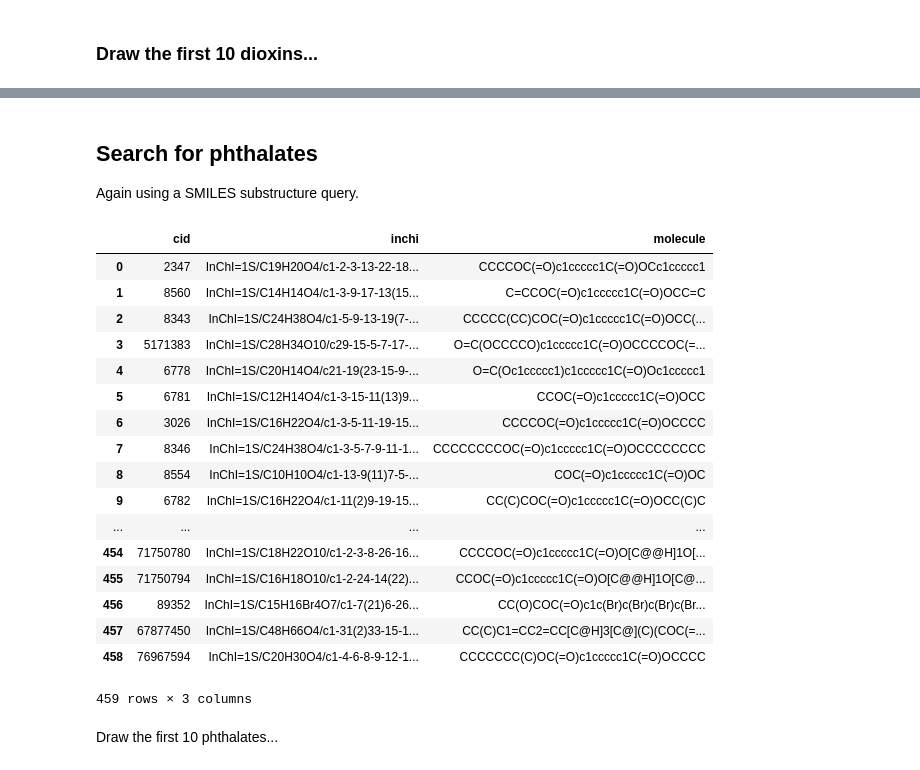
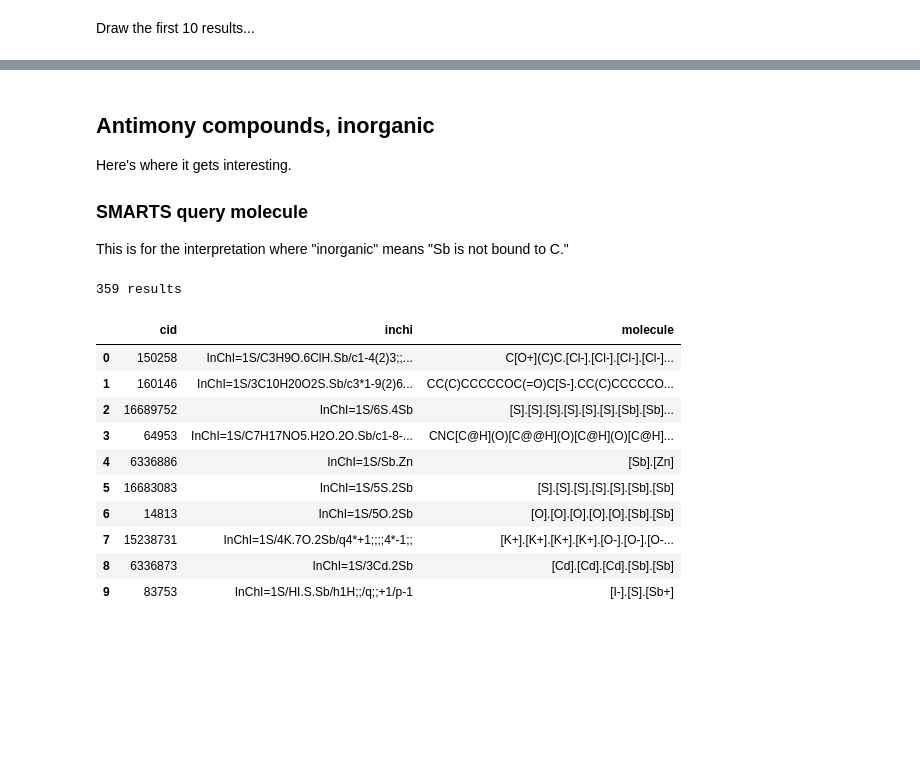
Before and after one commit to akokai/commongroups-archived, a Jupyter notebook: notebooks/Chemical database searching.ipynb, the cells around one changed output, grey strips where cells are left out. Cells and saved outputs as stored; diff of their text form; code cells hidden in the pictures; blank space fills up the shorter version.

```diff
--- a/notebooks/Chemical database searching.ipynb
+++ b/notebooks/Chemical database searching.ipynb
@@ -42,3 +132,3 @@ dioxins
 # %% [markdown]
-### Draw the first 10 dioxins...
+Draw the first 10 results...
 # %%
@@ -47,31 +137,29 @@ Draw.MolsToGridImage(dioxins.loc[:10, 'mol'])
 # %% [output]
 [drawing not drawn]
-# %% [markdown]
-## Search for phthalates
-
-Again using a SMILES substructure query.
+# %% [markdown]
+## Antimony compounds, inorganic
+
+Here's where it gets interesting.
+
+### SMARTS query molecule
+
+This is for the interpretation where "inorganic" means "Sb is not bound to C."
 # %%
-cmd = text('''select cid, inchi, molecule from cpds where molecule @> 'COC(=O)c1[cH][cH][cH][cH]c1C(=O)OC';''')
-phths = DataFrame(conn.execute(cmd).fetchall(), columns=['cid', 'inchi', 'molecule'])
-phths
+where = "molecule @> '[Sb].[!C;!c]'::qmol"  # Remember this SQL query clause.
+cmd = text("select cid, inchi, molecule from cpds where {};".format(where))
+res = DataFrame(conn.execute(cmd).fetchall(), columns=['cid', 'inchi', 'molecule'])
+print(len(res), 'results')
+res.head(10)
 # %% [output]
+359 results
 |  | cid | inchi | molecule |
-| 0 | 2347 | InChI=1S/C19H20O4/c1-2-3-13-22-18... | CCCCOC(=O)c1ccccc1C(=O)OCc1ccccc1 |
-| 1 | 8560 | InChI=1S/C14H14O4/c1-3-9-17-13(15... | C=CCOC(=O)c1ccccc1C(=O)OCC=C |
-| 2 | 8343 | InChI=1S/C24H38O4/c1-5-9-13-19(7-... | CCCCC(CC)COC(=O)c1ccccc1C(=O)OCC(... |
-| 3 | 5171383 | InChI=1S/C28H34O10/c29-15-5-7-17-... | O=C(OCCCCO)c1ccccc1C(=O)OCCCCOC(=... |
-| 4 | 6778 | InChI=1S/C20H14O4/c21-19(23-15-9-... | O=C(Oc1ccccc1)c1ccccc1C(=O)Oc1ccccc1 |
-| 5 | 6781 | InChI=1S/C12H14O4/c1-3-15-11(13)9... | CCOC(=O)c1ccccc1C(=O)OCC |
-| 6 | 3026 | InChI=1S/C16H22O4/c1-3-5-11-19-15... | CCCCOC(=O)c1ccccc1C(=O)OCCCC |
-| 7 | 8346 | InChI=1S/C24H38O4/c1-3-5-7-9-11-1... | CCCCCCCCOC(=O)c1ccccc1C(=O)OCCCCCCCC |
-| 8 | 8554 | InChI=1S/C10H10O4/c1-13-9(11)7-5-... | COC(=O)c1ccccc1C(=O)OC |
-| 9 | 6782 | InChI=1S/C16H22O4/c1-11(2)9-19-15... | CC(C)COC(=O)c1ccccc1C(=O)OCC(C)C |
-| ... | ... | ... | ... |
-| 454 | 71750780 | InChI=1S/C18H22O10/c1-2-3-8-26-16... | CCCCOC(=O)c1ccccc1C(=O)O[C@@H]1O[... |
-| 455 | 71750794 | InChI=1S/C16H18O10/c1-2-24-14(22)... | CCOC(=O)c1ccccc1C(=O)O[C@@H]1O[C@... |
-| 456 | 89352 | InChI=1S/C15H16Br4O7/c1-7(21)6-26... | CC(O)COC(=O)c1c(Br)c(Br)c(Br)c(Br... |
-| 457 | 67877450 | InChI=1S/C48H66O4/c1-31(2)33-15-1... | CC(C)C1=CC2=CC[C@H]3[C@](C)(COC(=... |
-| 458 | 76967594 | InChI=1S/C20H30O4/c1-4-6-8-9-12-1... | CCCCCCC(C)OC(=O)c1ccccc1C(=O)OCCCC |
+| 0 | 150258 | InChI=1S/C3H9O.6ClH.Sb/c1-4(2)3;;... | C[O+](C)C.[Cl-].[Cl-].[Cl-].[Cl-]... |
+| 1 | 160146 | InChI=1S/3C10H20O2S.Sb/c3*1-9(2)6... | CC(C)CCCCCOC(=O)C[S-].CC(C)CCCCCO... |
+| 2 | 16689752 | InChI=1S/6S.4Sb | [S].[S].[S].[S].[S].[S].[Sb].[Sb]... |
+| 3 | 64953 | InChI=1S/C7H17NO5.H2O.2O.Sb/c1-8-... | CNC[C@H](O)[C@@H](O)[C@H](O)[C@H]... |
+| 4 | 6336886 | InChI=1S/Sb.Zn | [Sb].[Zn] |
+| 5 | 16683083 | InChI=1S/5S.2Sb | [S].[S].[S].[S].[S].[Sb].[Sb] |
+| 6 | 14813 | InChI=1S/5O.2Sb | [O].[O].[O].[O].[O].[Sb].[Sb] |
+| 7 | 15238731 | InChI=1S/4K.7O.2Sb/q4*+1;;;;4*-1;; | [K+].[K+].[K+].[K+].[O-].[O-].[O-... |
+| 8 | 6336873 | InChI=1S/3Cd.2Sb | [Cd].[Cd].[Cd].[Sb].[Sb] |
+| 9 | 83753 | InChI=1S/HI.S.Sb/h1H;;/q;;+1/p-1 | [I-].[S].[Sb+] |
-459 rows × 3 columns
-# %% [markdown]
-Draw the first 10 phthalates...
```
Also changed, not shown: parts of 25 cells of this notebook, 1 other file.
